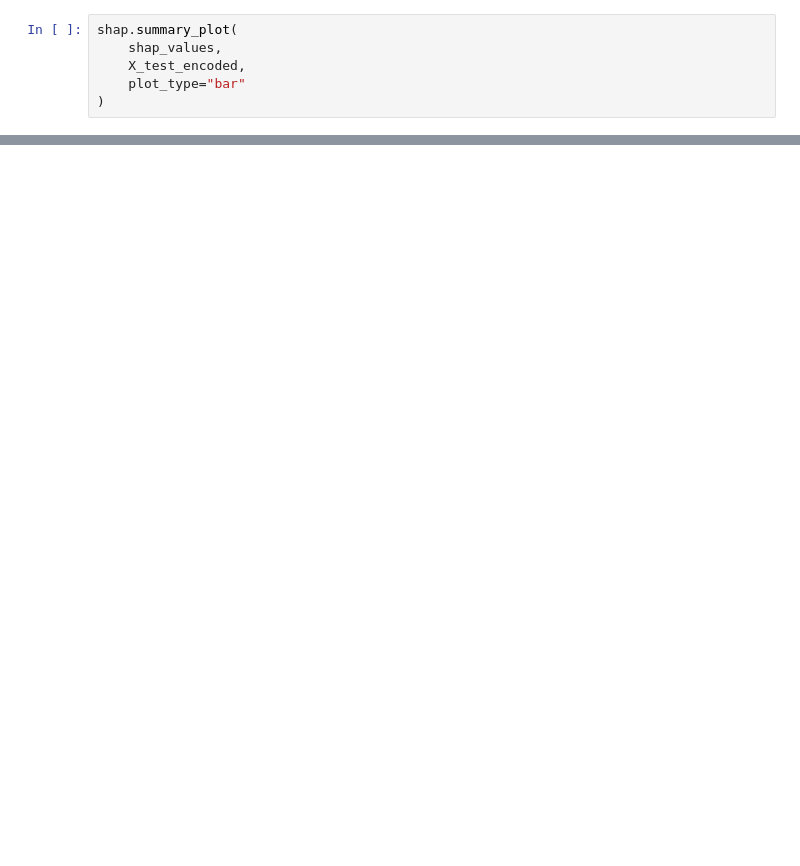
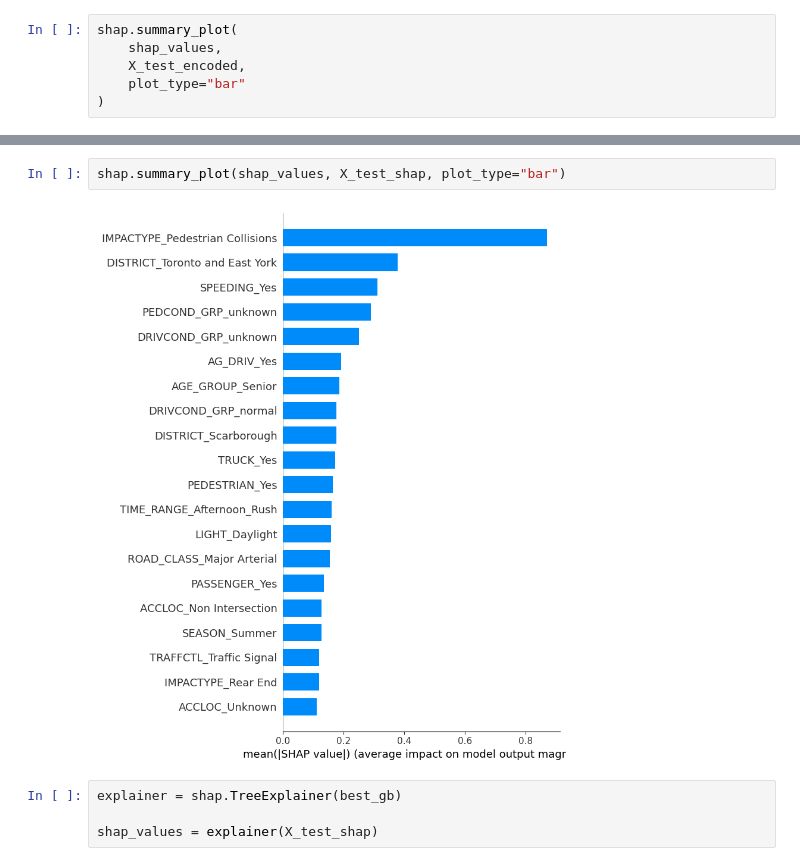
Before and after one commit to balabiberry/toronto_car-crash, a Jupyter notebook: main_Gradient_Boosting.ipynb, the cells around one changed output, grey strips where cells are left out. Cells and saved outputs as stored; diff of their text form; blank space fills up the shorter version.

```diff
--- a/main_Gradient_Boosting.ipynb
+++ b/main_Gradient_Boosting.ipynb
@@ -683,0 +723,8 @@ shap.summary_plot(
+# %%
+shap.summary_plot(shap_values, X_test_shap, plot_type="bar")
+# %% [output]
+[figure, added]
+# %%
+explainer = shap.TreeExplainer(best_gb)
+
+shap_values = explainer(X_test_shap)
```
Also changed, not shown: parts of 12 cells of this notebook, 1 other file.
